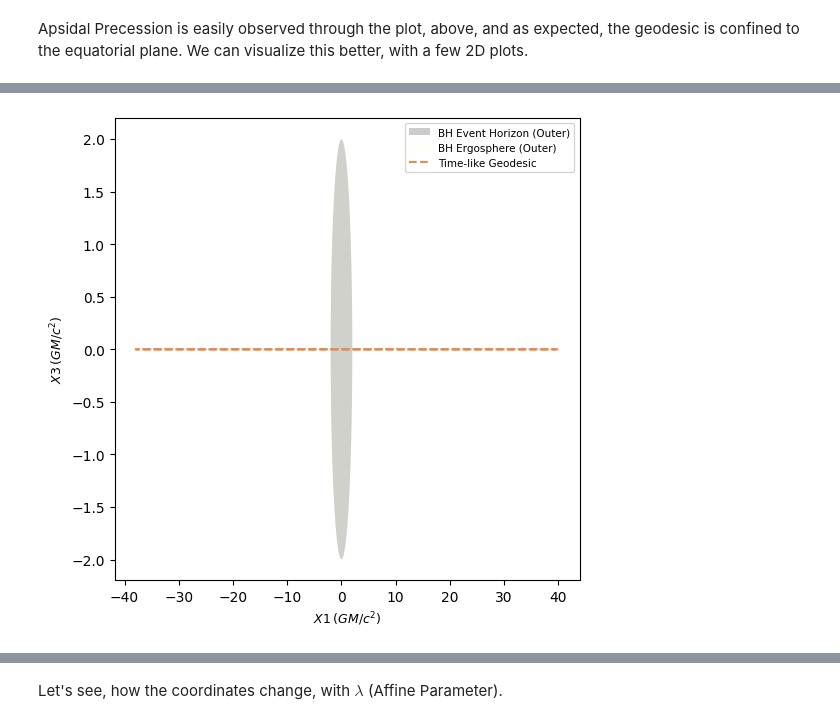
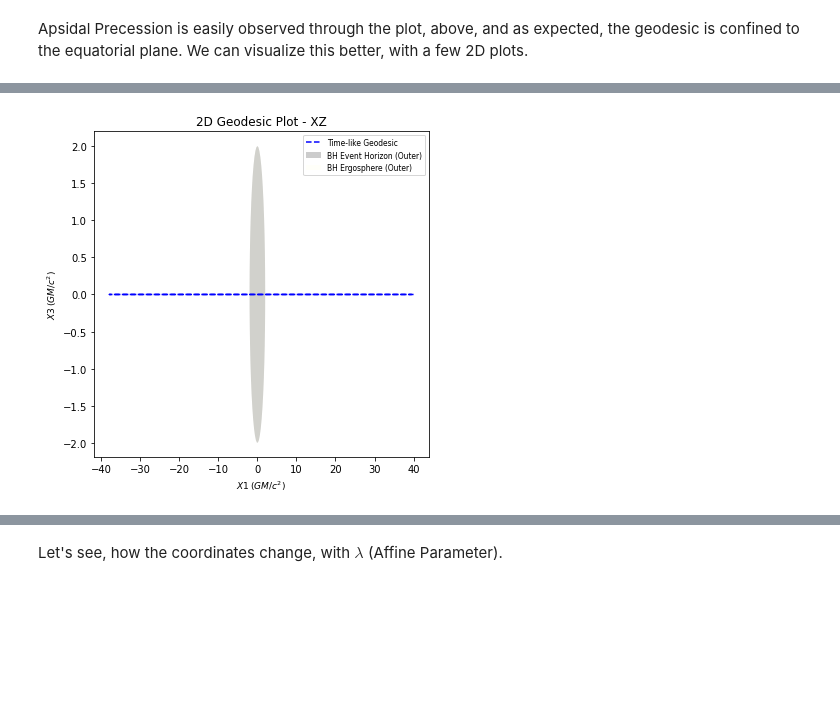
Before and after one commit to einsteinpy/einsteinpy, a Jupyter notebook: docs/source/examples/Visualizing Precession in Schwarzschild Spacetime.ipynb, the cells around one changed output, grey strips where cells are left out. Saved outputs shown, nothing was run; the diff lists cells and outputs as text; code cells hidden in the pictures; blank space fills up the shorter version.

```diff
--- a/docs/source/examples/Visualizing Precession in Schwarzschild Spacetime.ipynb
+++ b/docs/source/examples/Visualizing Precession in Schwarzschild Spacetime.ipynb
@@ -51,8 +51,8 @@ sgpl.show()
 # %%
 sgpl.clear()
-sgpl.plot2D(geod, coordinates=(1, 3)) # Plot X & Z
+sgpl.plot2D(geod, coordinates=(1, 3), color="blue", title="2D Geodesic Plot - XZ") # Plot X & Z
 sgpl.show()
 # %% [output]
-[figure, old version]
+[figure, new version]
 # %%
 sgpl.clear()
```
Also changed, not shown: parts of 4 cells of this notebook.
